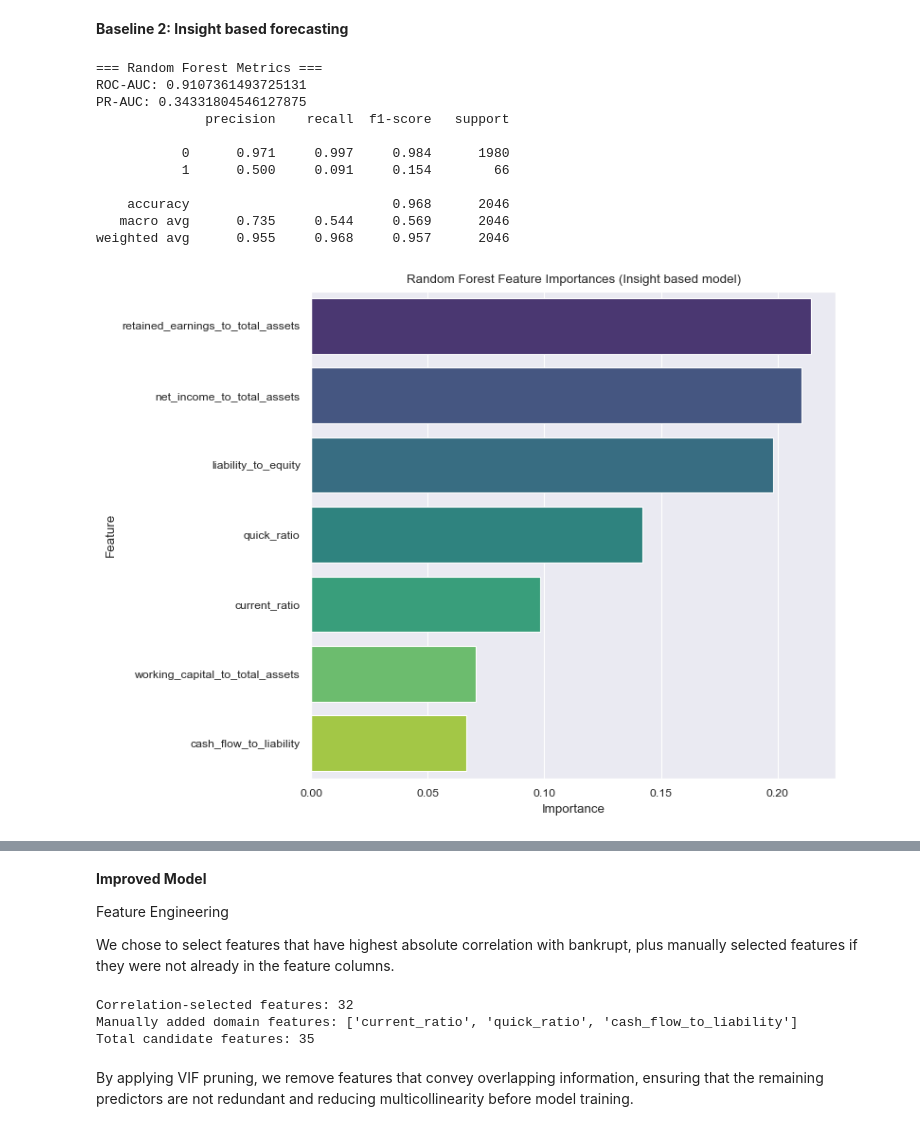
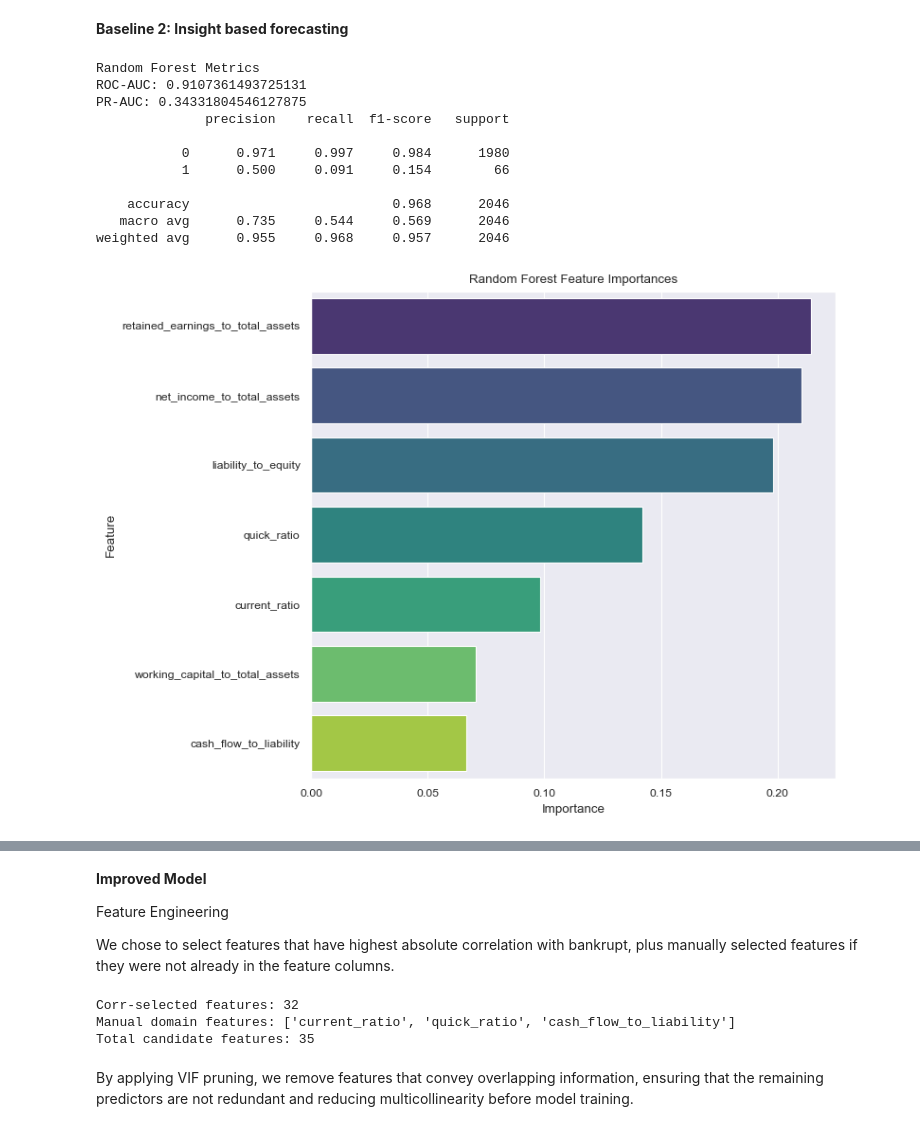
Before and after one commit to matt-alegrado/Company-Bankruptcy-Prediction, a Jupyter notebook: visualization.ipynb, the cells around one changed output, grey strips where cells are left out. Saved outputs shown, nothing was run; the diff lists cells and outputs as text; code cells hidden in the pictures.

```diff
--- a/visualization.ipynb
+++ b/visualization.ipynb
@@ -383,9 +356,7 @@ X_train, X_test, y_train, y_test = train_test_split(
     stratify=y
 )
 # %%
-# ------------------------------
-# Random Forest
-# ------------------------------
+# Random Forest model
 rf = RandomForestClassifier(
     n_estimators=800,
     random_state=RANDOM_STATE,
@@ -396,49 +367,43 @@ rf.fit(X_train, y_train)
 y_pred_rf = rf.predict(X_test)
 y_proba_rf = rf.predict_proba(X_test)[:, 1]
 
-print("\n=== Random Forest Metrics ===")
+print("Random Forest Metrics")
 print("ROC-AUC:", roc_auc_score(y_test, y_proba_rf))
 print("PR-AUC:", average_precision_score(y_test, y_proba_rf))
 print(classification_report(y_test, y_pred_rf, digits=3))
 
+# Feature importances
 rf_importances = pd.Series(rf.feature_importances_, index=X_train.columns).sort_values(ascending=False)
 
-plt.figure(figsize=(8, 6))
+plt.figure(figsize=(8,6))
 sns.barplot(x=rf_importances.values, y=rf_importances.index, palette="viridis")
-plt.title("Random Forest Feature Importances (Insight based model)")
+plt.title("Random Forest Feature Importances")
 plt.xlabel("Importance")
 plt.ylabel("Feature")
 plt.tight_layout()
-plt.savefig(os.path.join(OUTPUT_DIR, "insight_feature_importances.png"), dpi=200)
 plt.show()
-plt.close()
 
-# Compute confusion matrix
+# Confusion matrix
 cm = confusion_matrix(y_test, y_pred_rf)
+cm_rates = cm.astype(float) / cm.sum(axis=1)[:, np.newaxis]
 
-# Normalize by row (divide each row by the sum of that row)
-cm_rates = cm.astype('float') / cm.sum(axis=1)[:, np.newaxis]
-
-# Display normalized confusion matrix
-labels = ['Non-Bankrupt', 'Bankrupt']
-
+labels = ["Non-Bankrupt", "Bankrupt"]
 plt.figure(figsize=(10,6))
-sns.heatmap(cm_rates, annot=True, fmt=".2f", cmap="Reds", xticklabels=labels, yticklabels=labels)
-plt.xlabel("Predicted Label")
-plt.ylabel("True Label")
-plt.savefig(os.path.join(OUTPUT_DIR, "insight_confusion_matrix.png"), dpi=200)
+sns.heatmap(cm_rates, annot=True, fmt=".2f", cmap="Reds",
+            xticklabels=labels, yticklabels=labels)
+plt.xlabel("Predicted")
+plt.ylabel("True")
 plt.show()
-plt.close()
 # %% [output]
-=== Random Forest Metrics ===
+Random Forest Metrics
 ROC-AUC: 0.9107361493725131
 PR-AUC: 0.34331804546127875
               precision    recall  f1-score   support
 
            0      0.971     0.997     0.984      1980
            1      0.500     0.091     0.154        66
 
     accuracy                          0.968      2046
    macro avg      0.735     0.544     0.569      2046
 weighted avg      0.955     0.968     0.957      2046
-[figure, old version]
+[figure, new version]
@@ -450,21 +415,20 @@ Feature Engineering
 
 We chose to select features that have highest absolute correlation with bankrupt, plus manually selected features if they were not already in the feature columns.
 # %%
-# Extract selected feature names from the correlation Series
+# Features from correlation
 corr_features = set(top_corr.index)
 
-# Add domain-important ones only if present in df and not already selected
+# Add domain ones if they exist
 manual_additions = [f for f in DOMAIN_FEATURES if f in df.columns and f not in corr_features]
 
-# Final candidate list
 candidate_features = sorted(corr_features.union(manual_additions))
 
-print("Correlation-selected features:", len(corr_features))
-print("Manually added domain features:", manual_additions)
+print("Corr-selected features:", len(corr_features))
+print("Manual domain features:", manual_additions)
 print("Total candidate features:", len(candidate_features))
 # %% [output]
-Correlation-selected features: 32
-Manually added domain features: ['current_ratio', 'quick_ratio', 'cash_flow_to_liability']
+Corr-selected features: 32
+Manual domain features: ['current_ratio', 'quick_ratio', 'cash_flow_to_liability']
 Total candidate features: 35
 # %% [markdown]
 By applying VIF pruning, we remove features that convey overlapping information, ensuring that the remaining predictors are not redundant and reducing multicollinearity before model training.
```
Also changed, not shown: parts of 19 cells of this notebook.
